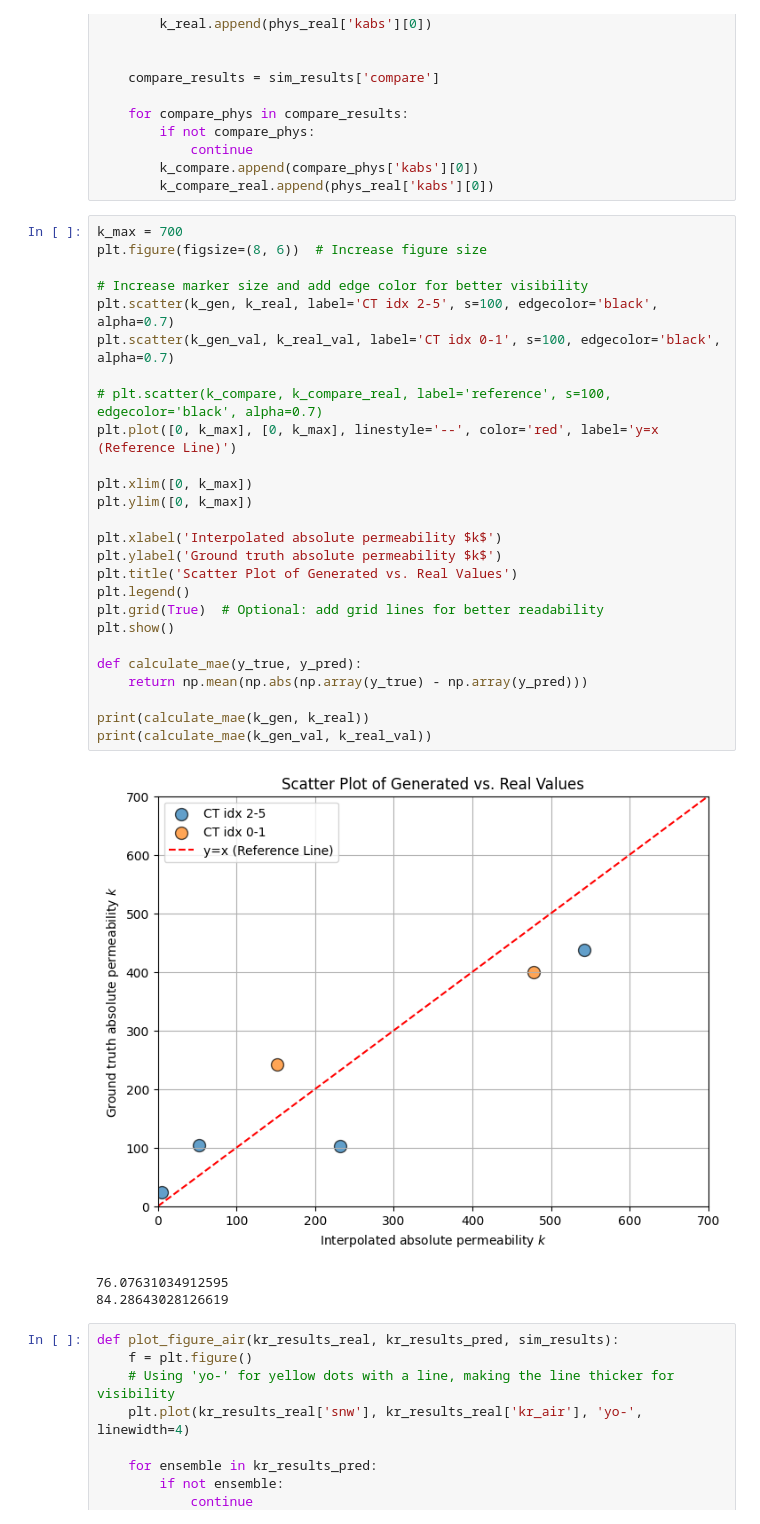
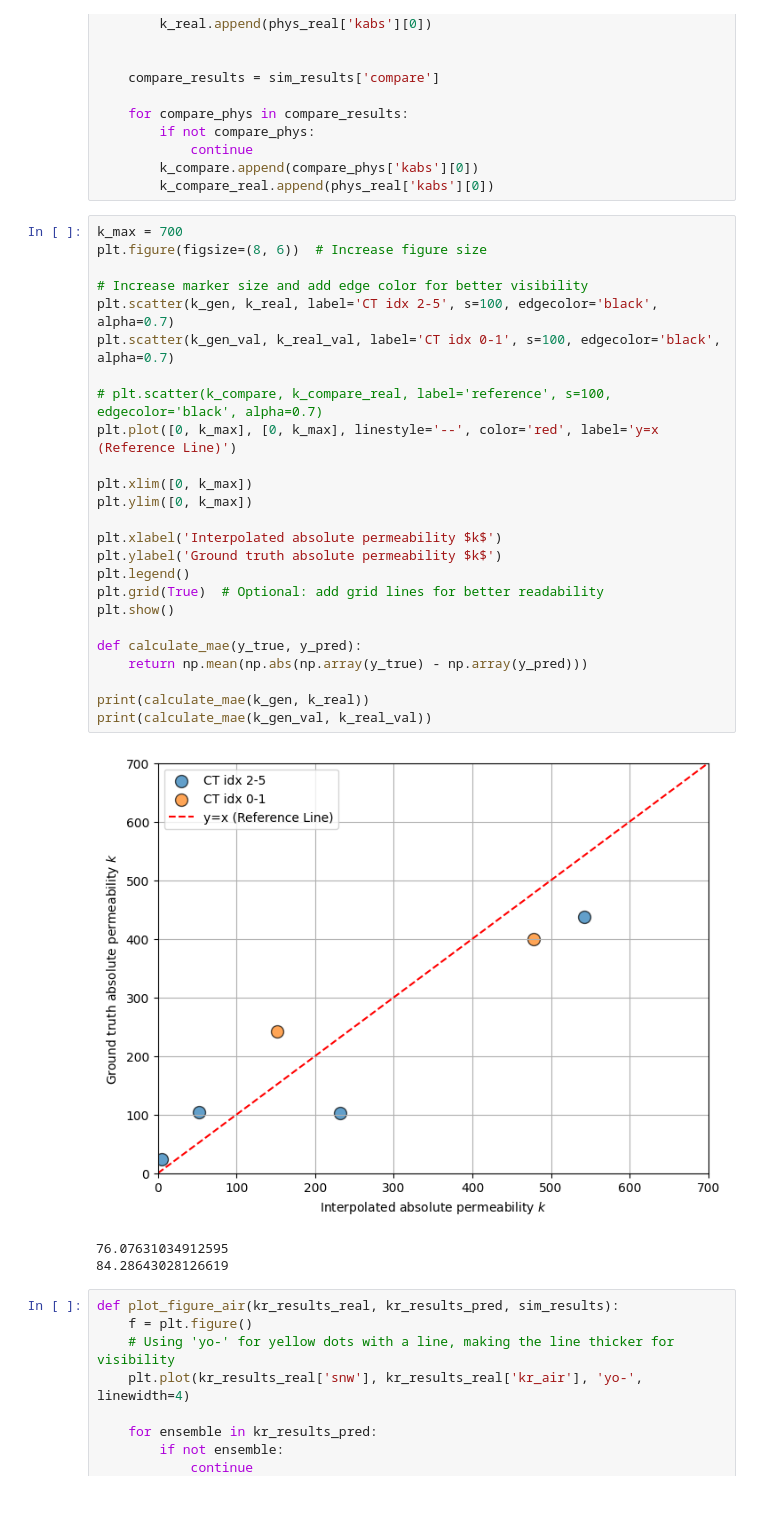
Before and after one commit to ZihanRen/poretransformer, a Jupyter notebook: lpu3dnet/post_process/analyze_phys_single.ipynb, the cells around one changed output. Cells and saved outputs as stored; diff of their text form.

Commit message:
modify papers figures 0914

```diff
--- a/lpu3dnet/post_process/analyze_phys_single.ipynb
+++ b/lpu3dnet/post_process/analyze_phys_single.ipynb
@@ -76,31 +76,30 @@ for ct_idx in range(6):
 # %%
 k_max = 700
 plt.figure(figsize=(8, 6))  # Increase figure size
 
 # Increase marker size and add edge color for better visibility
 plt.scatter(k_gen, k_real, label='CT idx 2-5', s=100, edgecolor='black', alpha=0.7)
 plt.scatter(k_gen_val, k_real_val, label='CT idx 0-1', s=100, edgecolor='black', alpha=0.7)
 
 # plt.scatter(k_compare, k_compare_real, label='reference', s=100, edgecolor='black', alpha=0.7)
 plt.plot([0, k_max], [0, k_max], linestyle='--', color='red', label='y=x (Reference Line)')
 
 plt.xlim([0, k_max])
 plt.ylim([0, k_max])
 
 plt.xlabel('Interpolated absolute permeability $k$')
 plt.ylabel('Ground truth absolute permeability $k$')
-plt.title('Scatter Plot of Generated vs. Real Values')
 plt.legend()
 plt.grid(True)  # Optional: add grid lines for better readability
 plt.show()
 
 def calculate_mae(y_true, y_pred):
     return np.mean(np.abs(np.array(y_true) - np.array(y_pred)))
 
 print(calculate_mae(k_gen, k_real))
 print(calculate_mae(k_gen_val, k_real_val))
 # %% [output]
-[figure, old version]
+[figure, new version]
 76.07631034912595
 84.28643028126619
 # %%
```
Also changed, not shown: 2 other files.
